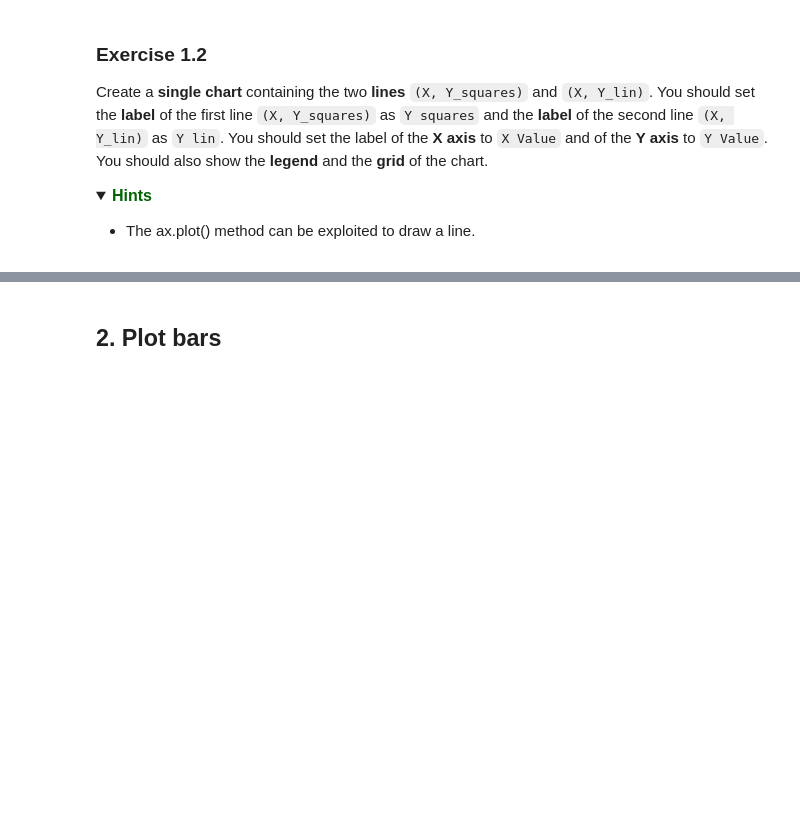
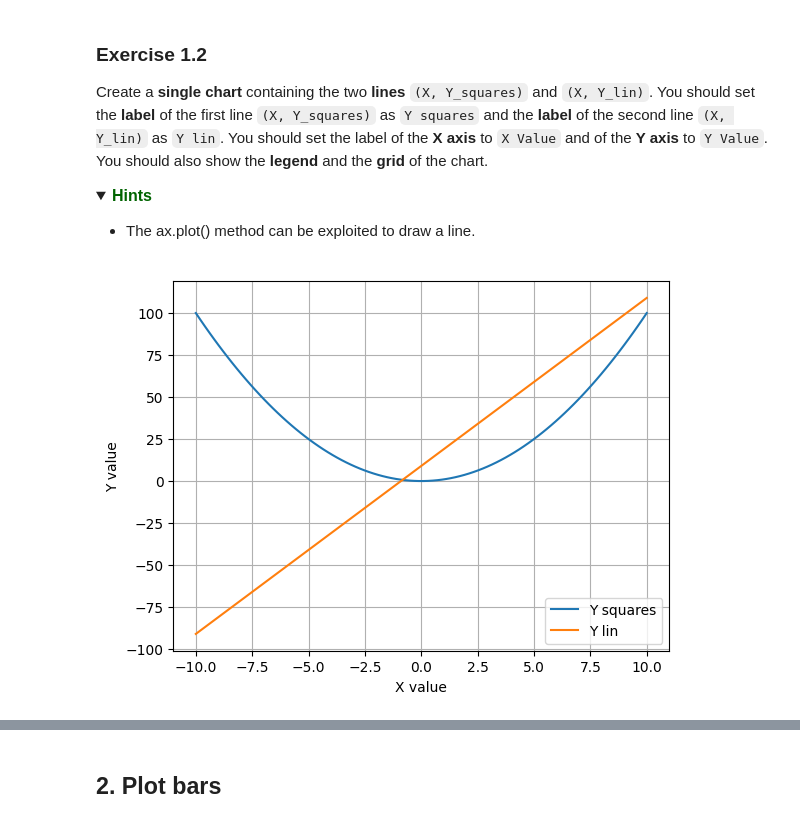
Before and after one commit to doroteaMonaco/LLM_basics, a Jupyter notebook: Machine Learnig Course/Lab3_Matplotlib_and_Advanced_tools/Lab3_Matplotlib.ipynb, the cells around one changed output, grey strips where cells are left out. Cells and saved outputs as stored; diff of their text form; code cells hidden in the pictures; folded sections open; blank space fills up the shorter version.

```diff
--- a/Machine Learnig Course/Lab3_Matplotlib_and_Advanced_tools/Lab3_Matplotlib.ipynb
+++ b/Machine Learnig Course/Lab3_Matplotlib_and_Advanced_tools/Lab3_Matplotlib.ipynb
@@ -240,7 +240,9 @@ Create a Numpy array `X` containing **100 samples evenly spaced** over the inter
 </p>
 # %%
 #### START CODE HERE (~3 lines) ####
-
+X = np.linspace(-10, 10, 100)
+Y_squares = X**2
+Y_lin = X * 10 + 9
 #### END CODE HERE ####
 
 print(f"X shape: {X.shape}")
@@ -277,8 +291,20 @@ Create a **single chart** containing the two **lines** `(X, Y_squares)` and `(X,
 </p>
 # %%
 #### START CODE HERE (~8 lines) ####
+figure, ax = plt.subplots()
 
+ax.plot(X, Y_squares, label = "Y squares")
+ax.plot(X, Y_lin, label = "Y lin")
+
+ax.set_ylabel("Y value")
+ax.set_xlabel("X value")
+
+plt.legend()
+plt.grid()
+plt.show()
 #### END CODE HERE ####
+# %% [output]
+[figure, added]
 # %% [markdown]
 #### Expected output
 <img src="lab3_img/img1.png"  width="60%" height="30%">
```
Also changed, not shown: parts of 5 cells of this notebook.
